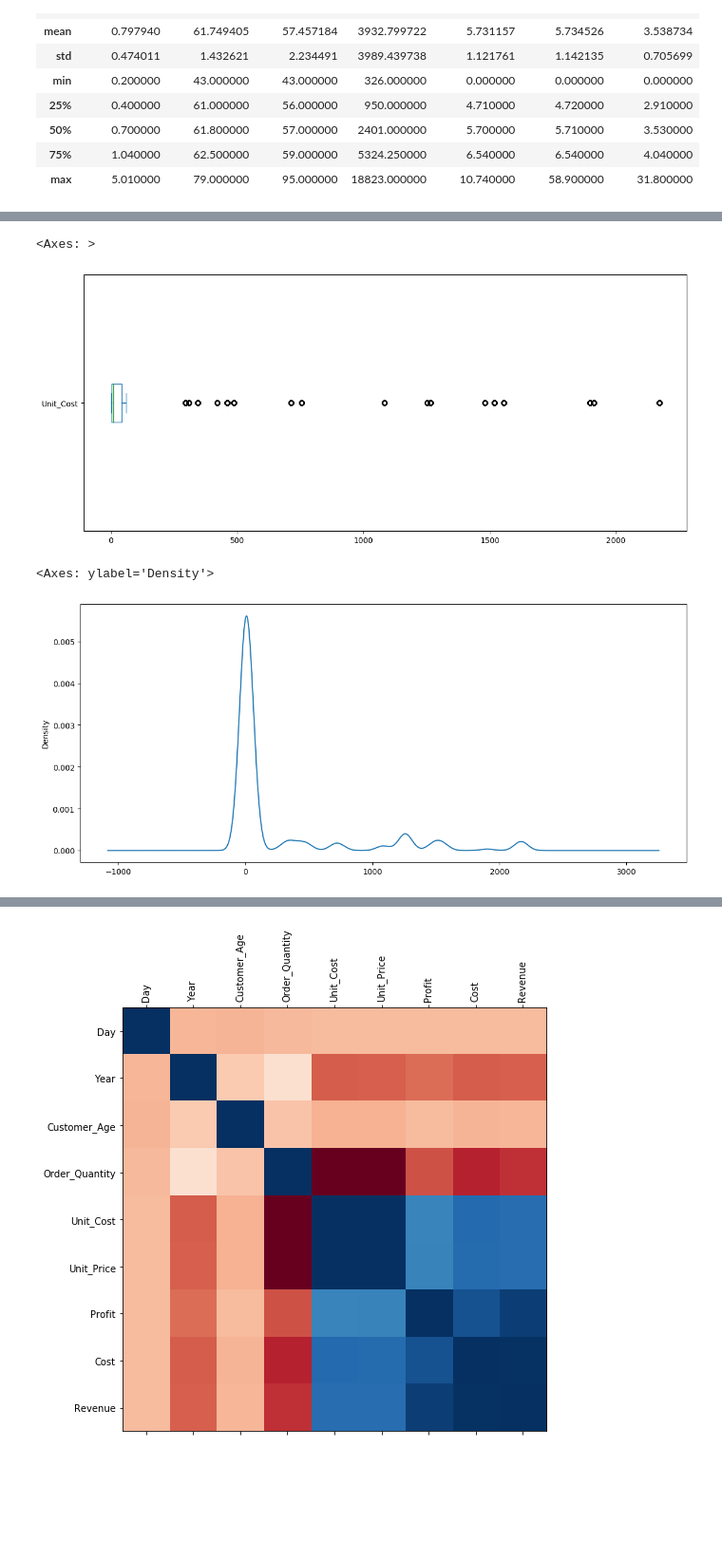
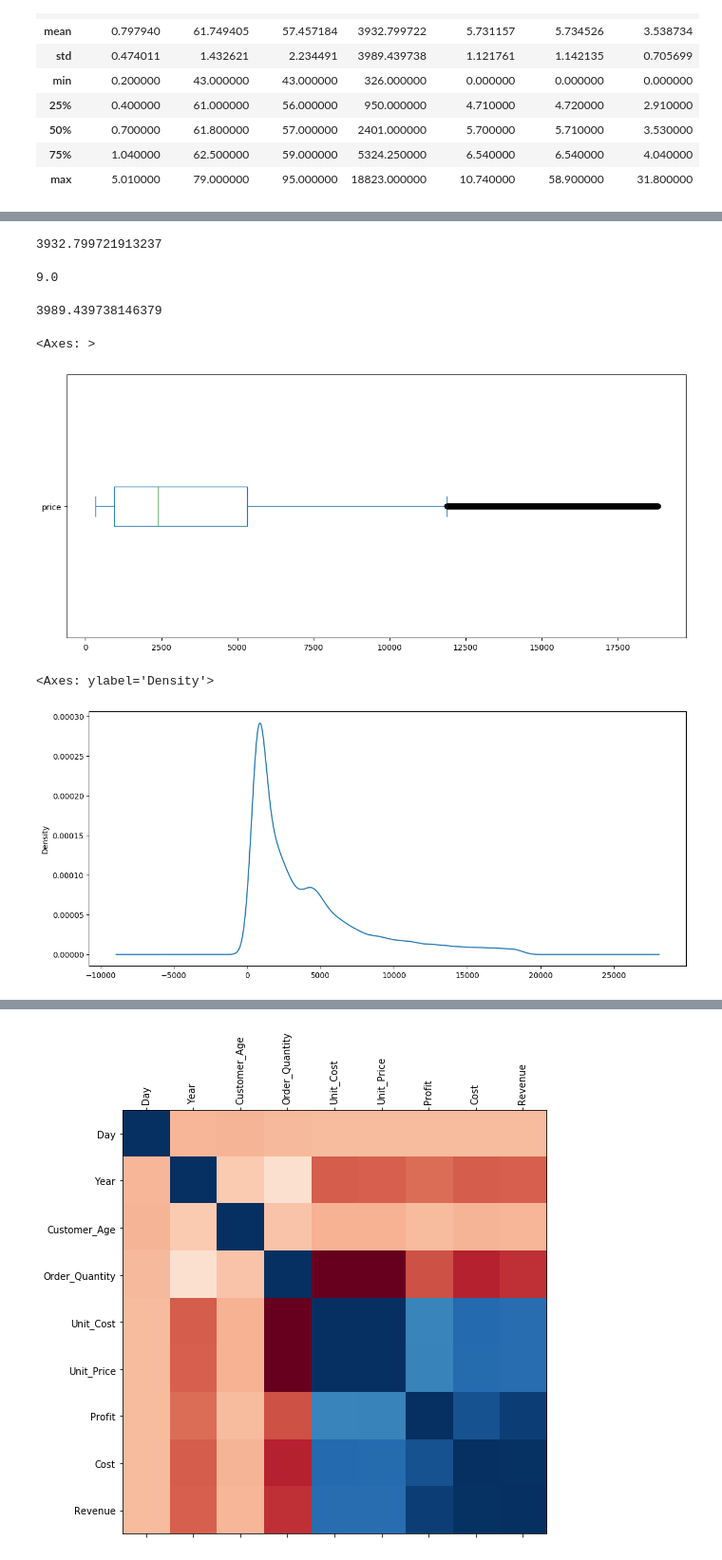
Before and after one commit to Ammar743/ML-Diamond, a Jupyter notebook: Clean_Data.ipynb, the cells around one changed output, grey strips where cells are left out. Shown at 95% size. Drawn from its saved outputs; the diff is of its cells as text; code cells hidden in the pictures; blank space fills up the shorter version.

```diff
--- a/Clean_Data.ipynb
+++ b/Clean_Data.ipynb
@@ -106,11 +96,23 @@ sales['Unit_Cost'].std()
+# %%
+diamond['price'].mean()
+# %% [output]
+3932.799721913237
+# %%
+diamond['price'].median()
+# %% [output]
+9.0
+# %%
+diamond['price'].std()
+# %% [output]
+3989.439738146379
 # %%
-sales['Unit_Cost'].plot(kind='box', vert=False, figsize=(14,6))
+diamond['price'].plot(kind='box', vert=False, figsize=(14,6))
 # %% [output]
 <Axes: >
-[figure, old version]
+[figure, new version]
 # %%
-sales['Unit_Cost'].plot(kind='density', figsize=(14,6)) # kde
+diamond['price'].plot(kind='density', figsize=(14,6)) # kde
 # %% [output]
 <Axes: ylabel='Density'>
-[figure, old version]
+[figure, new version]
 # %%
```
Also changed, not shown: parts of 14 cells of this notebook.
